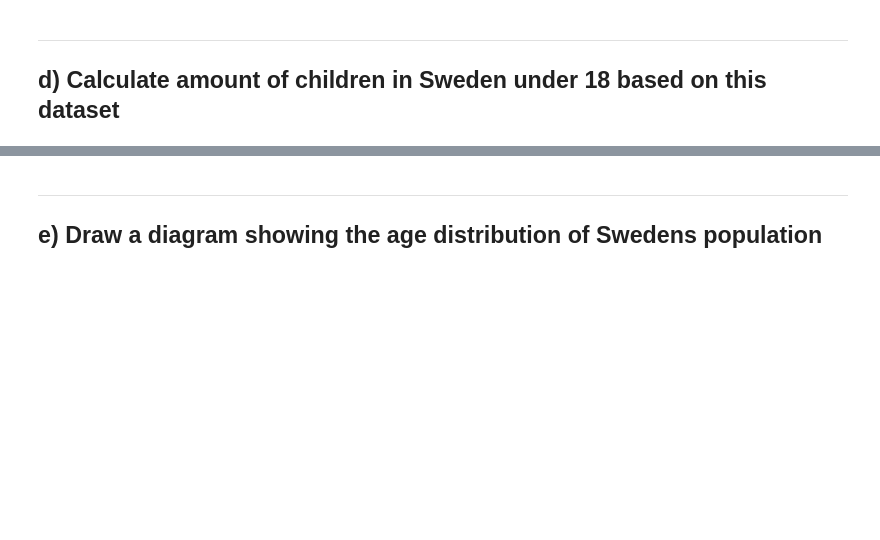
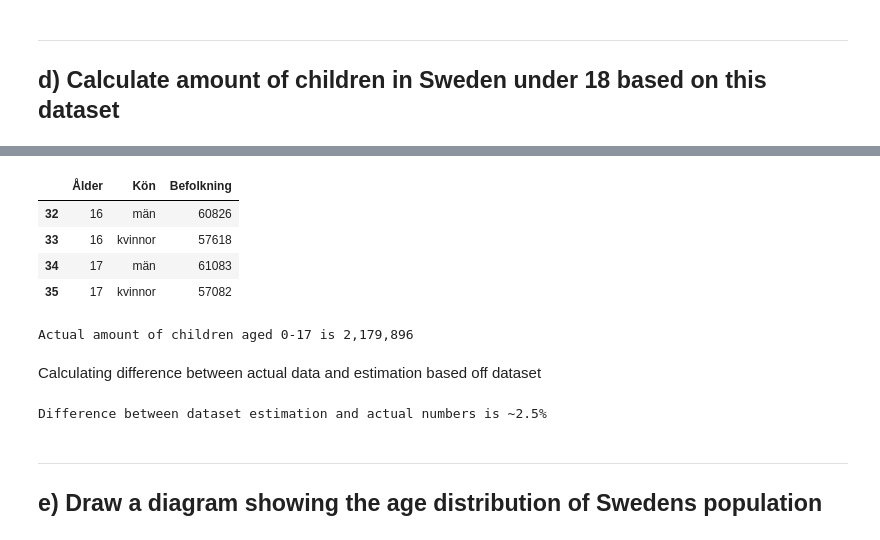
Before and after one commit to Andreas-Svensson/data_processing, a Jupyter notebook: Laboration_Covid19/E2_Data_Vaccines.ipynb, the cells around one changed output, grey strips where cells are left out. Drawn from its saved outputs; the diff is of its cells as text; code cells hidden in the pictures; blank space fills up the shorter version.

```diff
--- a/Laboration_Covid19/E2_Data_Vaccines.ipynb
+++ b/Laboration_Covid19/E2_Data_Vaccines.ipynb
@@ -165,3 +227,25 @@ Difference in amount of children aged 12-17 based on this dataset and comparison
+# %%
+# boys and girls are listed on separate rows in this dataset, therefore we need to slice by ages*2, and +2 on the high end to be inclusive of the last age
+# getting population of age 0-17 should then be slicing from 0-36
+df_befolkning[32:36] # results in up to and including age 17
+# %% [output]
+|  | Ålder | Kön | Befolkning |
+| 32 | 16 | män | 60826 |
+| 33 | 16 | kvinnor | 57618 |
+| 34 | 17 | män | 61083 |
+| 35 | 17 | kvinnor | 57082 |
+# %%
+act_pop_under_18 = df_befolkning['Befolkning'][0:36].sum()
+print(f"Actual amount of children aged 0-17 is {act_pop_under_18:,}")
+# %% [output]
+Actual amount of children aged 0-17 is 2,179,896
+# %% [markdown]
+Calculating difference between actual data and estimation based off dataset
+# %%
+diff = (est_pop_under_18 - act_pop_under_18) / est_pop_under_18 # calculating difference
+print(f"Difference between dataset estimation and actual numbers is ~{diff * 100:.1f}%") # a difference of ~2.5%
+# %% [output]
+Difference between dataset estimation and actual numbers is ~2.5%
 # %% [markdown]
 ---
 ## e) Draw a diagram showing the age distribution of Swedens population
```
Also changed, not shown: parts of 23 cells of this notebook.
